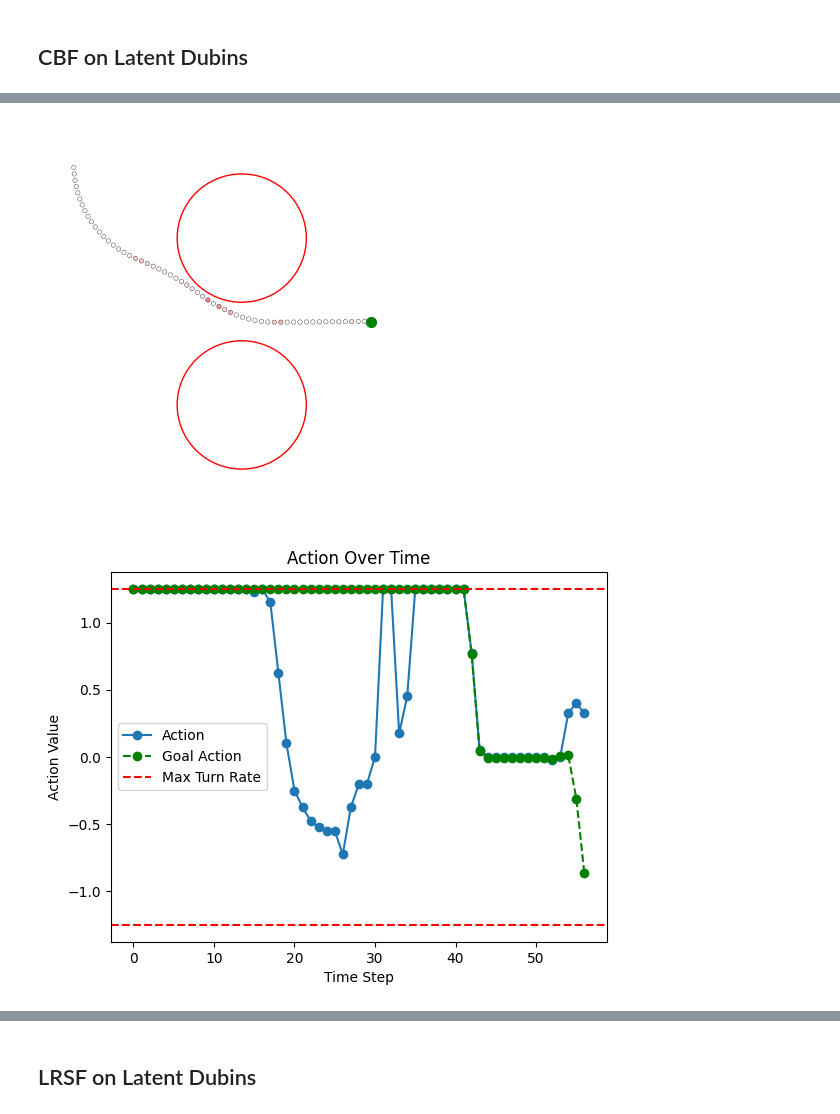
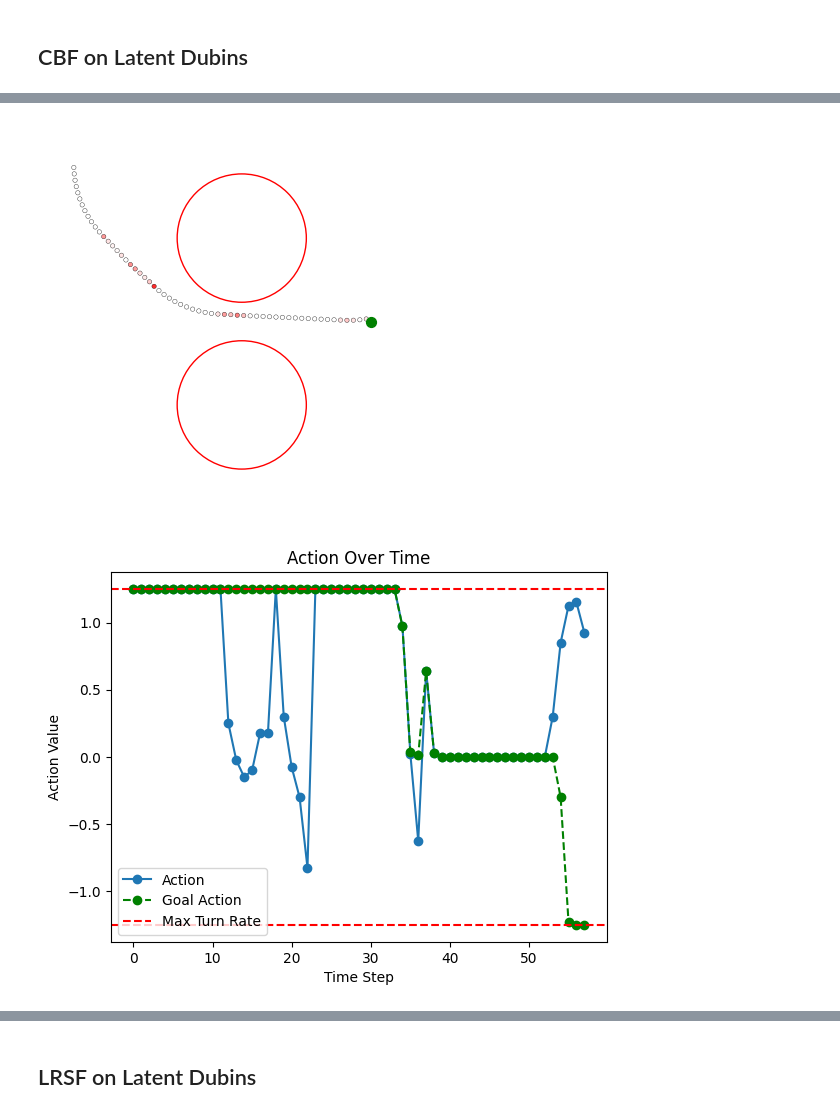
Before and after one commit to stevenwman/wm_cbf, a Jupyter notebook: policy_test_dubin_gap_gp_ddpg.ipynb, the cells around one changed output, grey strips where cells are left out. Saved outputs shown, nothing was run; the diff lists cells and outputs as text; code cells hidden in the pictures.

```diff
--- a/policy_test_dubin_gap_gp_ddpg.ipynb
+++ b/policy_test_dubin_gap_gp_ddpg.ipynb
@@ -67,8 +67,8 @@ goal_actions = []
 current_safe = []
 safe_values = []
 
-epsilon = 0.2
-gamma = 0.75
+epsilon = 0.5
+gamma = 0.5
 simlen = 100
 u_min = -dubin_env.args.turnRate
 u_max = dubin_env.args.turnRate
@@ -92,8 +92,13 @@ for i in range(simlen):
     curr_safe = 1
 
     Qzs = brt.evaluate_Q(to_np(feat), u_range)
+
+    # import pdb; pdb.set_trace()
+
     # print(f"Qzs: {Qzs}")
     cbf_cond = Qzs > gamma * Vz
+
+    # cbf_cond = Qzs > max(gamma * max(Vz, 0), epsilon)
     # print(f"CBF Condition: {cbf_cond}")
     Qzs_valid_idx = np.where(cbf_cond)[0]
     # print(f"u_range: {u_range.squeeze(-1).detach().cpu().numpy()}")
@@ -200,3 +205,3 @@ Step 57: Pstate: [0.95 0.   0.06], Goal: -0.0, Action: 0.3199999928474426, Dist:
 Reached the goal!
-[figure, old version]
+[figure, new version]
-[figure, old version]
+[figure, new version]
```
Also changed, not shown: parts of 1 cell of this notebook, 9 other files.
